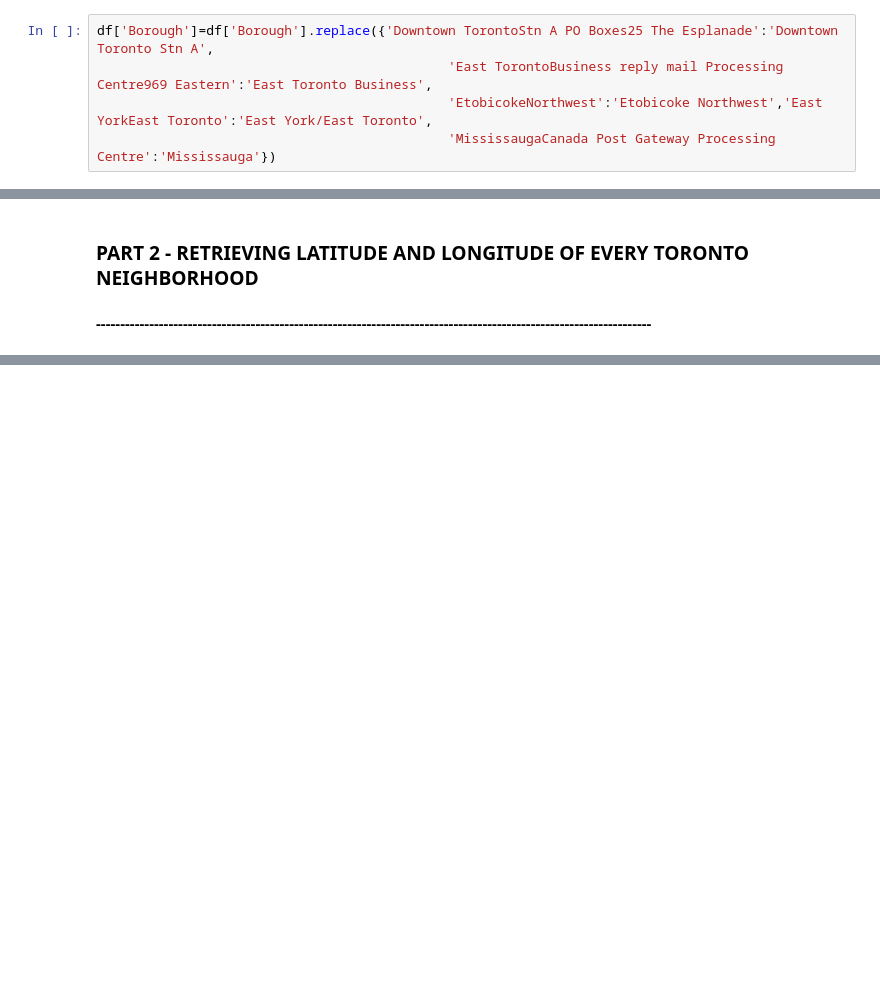
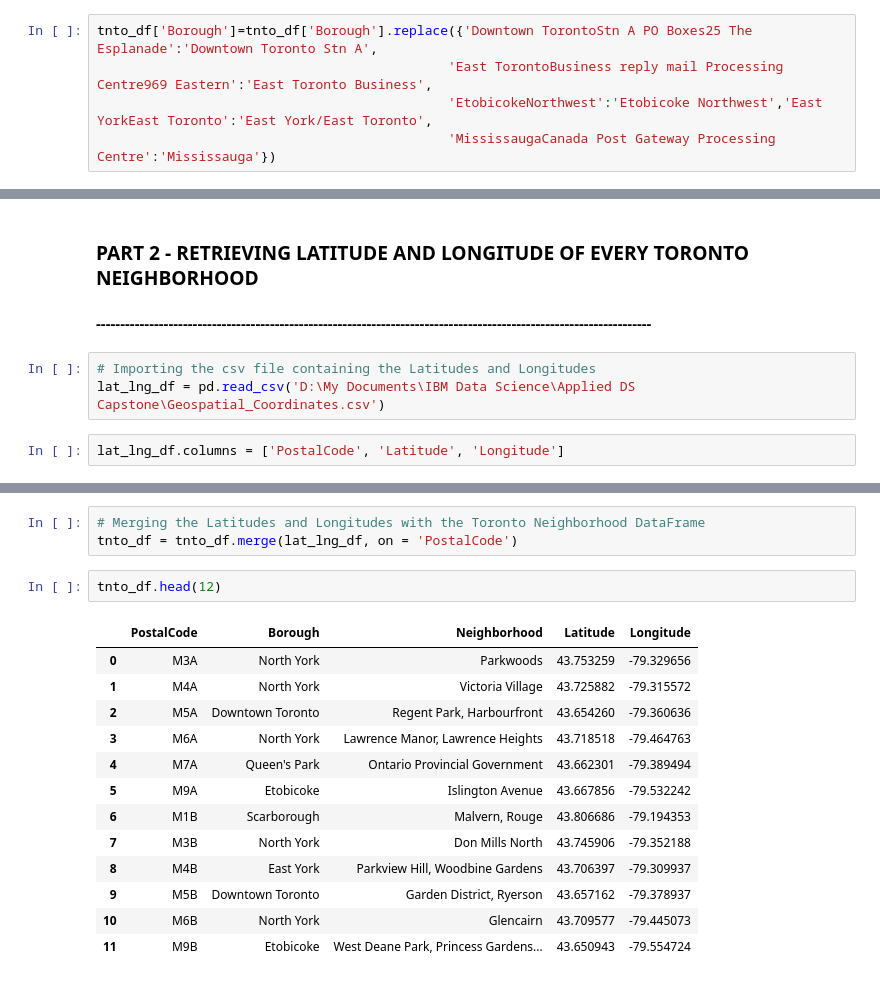
Before and after one commit to prsudharshan/Coursera-Capstone, a Jupyter notebook: Sudharshan's Capstone - Week 3 Assignment.ipynb, the cells around one changed output, grey strips where cells are left out. Saved outputs shown, nothing was run; the diff lists cells and outputs as text; blank space fills up the shorter version.

Commit message:
Week 3 - Part 2
Neighborhood data frame merged with Latitude and Longitude

```diff
--- a/Sudharshan's Capstone - Week 3 Assignment.ipynb
+++ b/Sudharshan's Capstone - Week 3 Assignment.ipynb
@@ -59,5 +59,5 @@ df = pd.DataFrame(tnto_contents)
 # %%
-df['Borough']=df['Borough'].replace({'Downtown TorontoStn A PO Boxes25 The Esplanade':'Downtown Toronto Stn A',
+tnto_df['Borough']=tnto_df['Borough'].replace({'Downtown TorontoStn A PO Boxes25 The Esplanade':'Downtown Toronto Stn A',
                                              'East TorontoBusiness reply mail Processing Centre969 Eastern':'East Toronto Business',
                                              'EtobicokeNorthwest':'Etobicoke Northwest','East YorkEast Toronto':'East York/East Toronto',
                                              'MississaugaCanada Post Gateway Processing Centre':'Mississauga'})
@@ -93,3 +93,8 @@ df.shape[0]
 ### PART 2 - RETRIEVING LATITUDE AND LONGITUDE OF EVERY TORONTO NEIGHBORHOOD
 # %% [markdown]
 **-------------------------------------------------------------------------------------------------------------------**
+# %%
+# Importing the csv file containing the Latitudes and Longitudes
+lat_lng_df = pd.read_csv('D:\My Documents\IBM Data Science\Applied DS Capstone\Geospatial_Coordinates.csv')
+# %%
+lat_lng_df.columns = ['PostalCode', 'Latitude', 'Longitude']
@@ -95,0 +110,19 @@ df.shape[0]
+# %%
+# Merging the Latitudes and Longitudes with the Toronto Neighborhood DataFrame
+tnto_df = tnto_df.merge(lat_lng_df, on = 'PostalCode')
+# %%
+tnto_df.head(12)
+# %% [output]
+|  | PostalCode | Borough | Neighborhood | Latitude | Longitude |
+| 0 | M3A | North York | Parkwoods | 43.753259 | -79.329656 |
+| 1 | M4A | North York | Victoria Village | 43.725882 | -79.315572 |
+| 2 | M5A | Downtown Toronto | Regent Park, Harbourfront | 43.654260 | -79.360636 |
+| 3 | M6A | North York | Lawrence Manor, Lawrence Heights | 43.718518 | -79.464763 |
+| 4 | M7A | Queen's Park | Ontario Provincial Government | 43.662301 | -79.389494 |
+| 5 | M9A | Etobicoke | Islington Avenue | 43.667856 | -79.532242 |
+| 6 | M1B | Scarborough | Malvern, Rouge | 43.806686 | -79.194353 |
+| 7 | M3B | North York | Don Mills North | 43.745906 | -79.352188 |
+| 8 | M4B | East York | Parkview Hill, Woodbine Gardens | 43.706397 | -79.309937 |
+| 9 | M5B | Downtown Toronto | Garden District, Ryerson | 43.657162 | -79.378937 |
+| 10 | M6B | North York | Glencairn | 43.709577 | -79.445073 |
+| 11 | M9B | Etobicoke | West Deane Park, Princess Gardens... | 43.650943 | -79.554724 |
```
Also changed, not shown: parts of 5 cells of this notebook.
